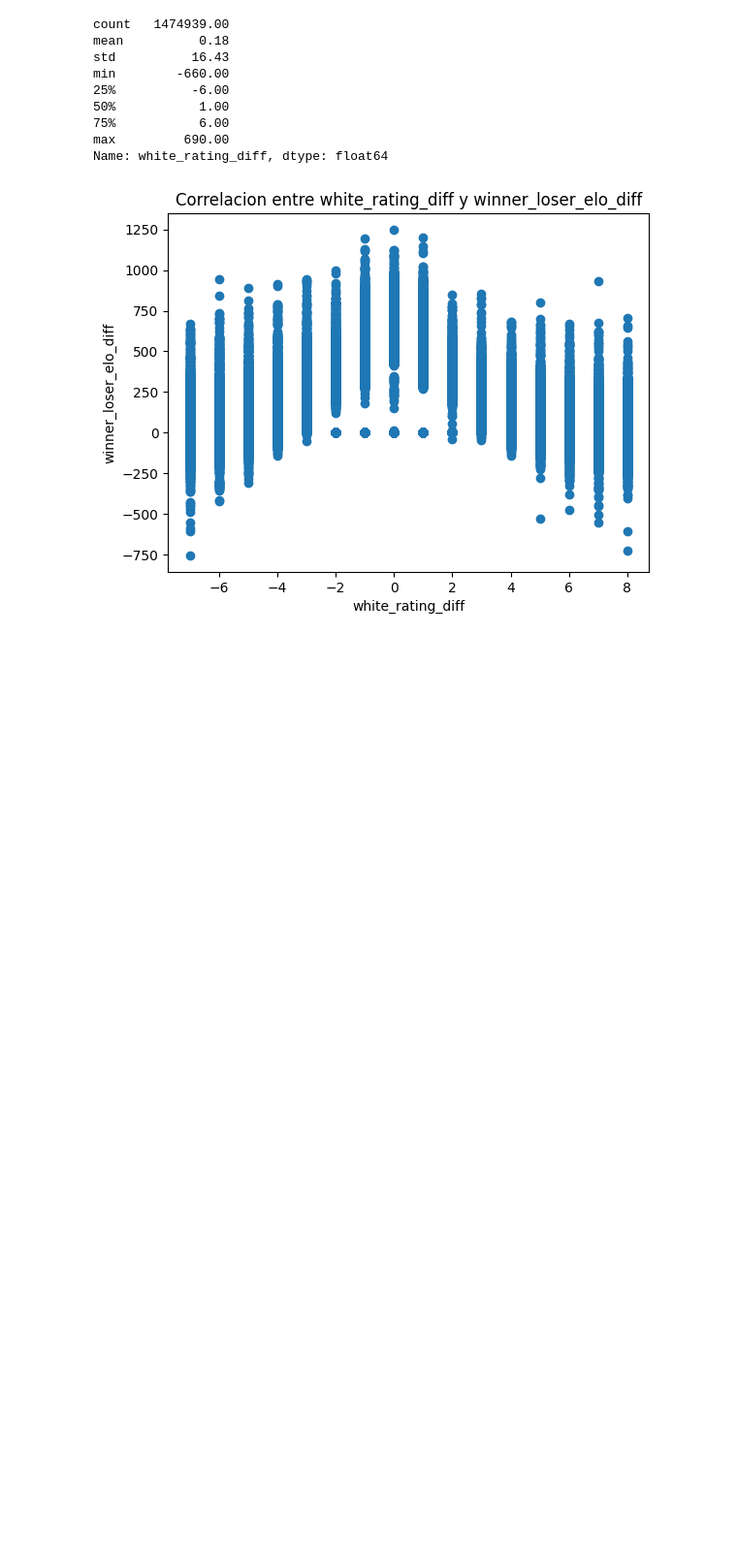
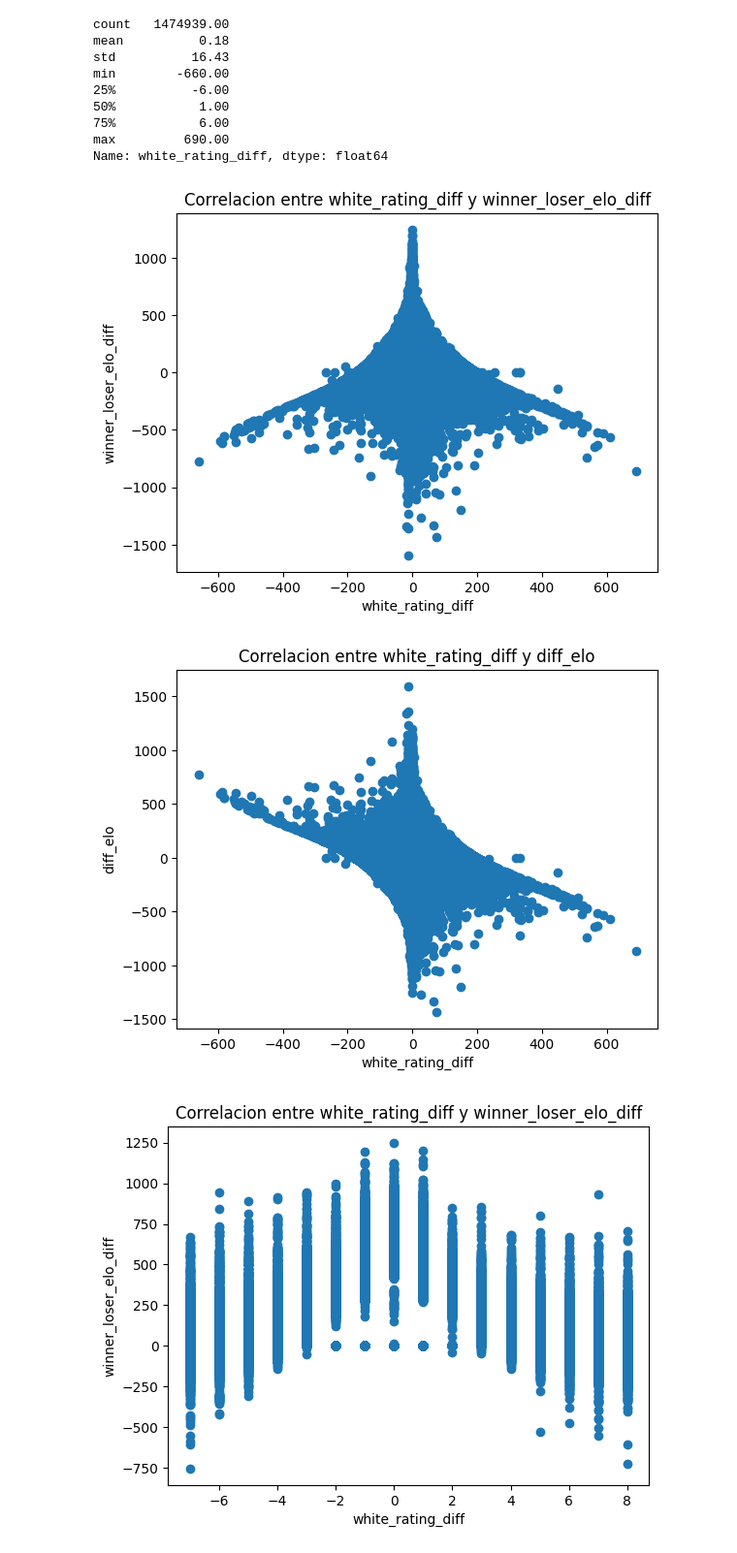
Before and after one commit to josecabralf/ChessCDD, a Jupyter notebook: analisis/correlacion_diff.ipynb, the cells around one changed output. Shown: that part at 97% size. Cells and saved outputs as stored; diff of their text form; code cells hidden in the pictures; blank space fills up the shorter version.

```diff
--- a/analisis/correlacion_diff.ipynb
+++ b/analisis/correlacion_diff.ipynb
@@ -15,5 +15,25 @@ min        -660.00
 75%           6.00
 max         690.00
 Name: white_rating_diff, dtype: float64
+# %%
+import matplotlib.pyplot as plt
+
+df["diff_elo"] = df["white_elo"] - df["black_elo"]
+x = df["white_rating_diff"]
+
+plt.scatter(x, df['winner_loser_elo_diff'])
+plt.title("Correlacion entre white_rating_diff y winner_loser_elo_diff")
+plt.xlabel("white_rating_diff")
+plt.ylabel("winner_loser_elo_diff")
+plt.show()
+
+plt.scatter(x, df['diff_elo'])
+plt.title("Correlacion entre white_rating_diff y diff_elo")
+plt.xlabel("white_rating_diff")
+plt.ylabel("diff_elo")
+plt.show()
+# %% [output]
+[figure, added]
+[figure, added]
 # %%
 import matplotlib.pyplot as plt
```
Also changed, not shown: parts of 6 cells of this notebook.
